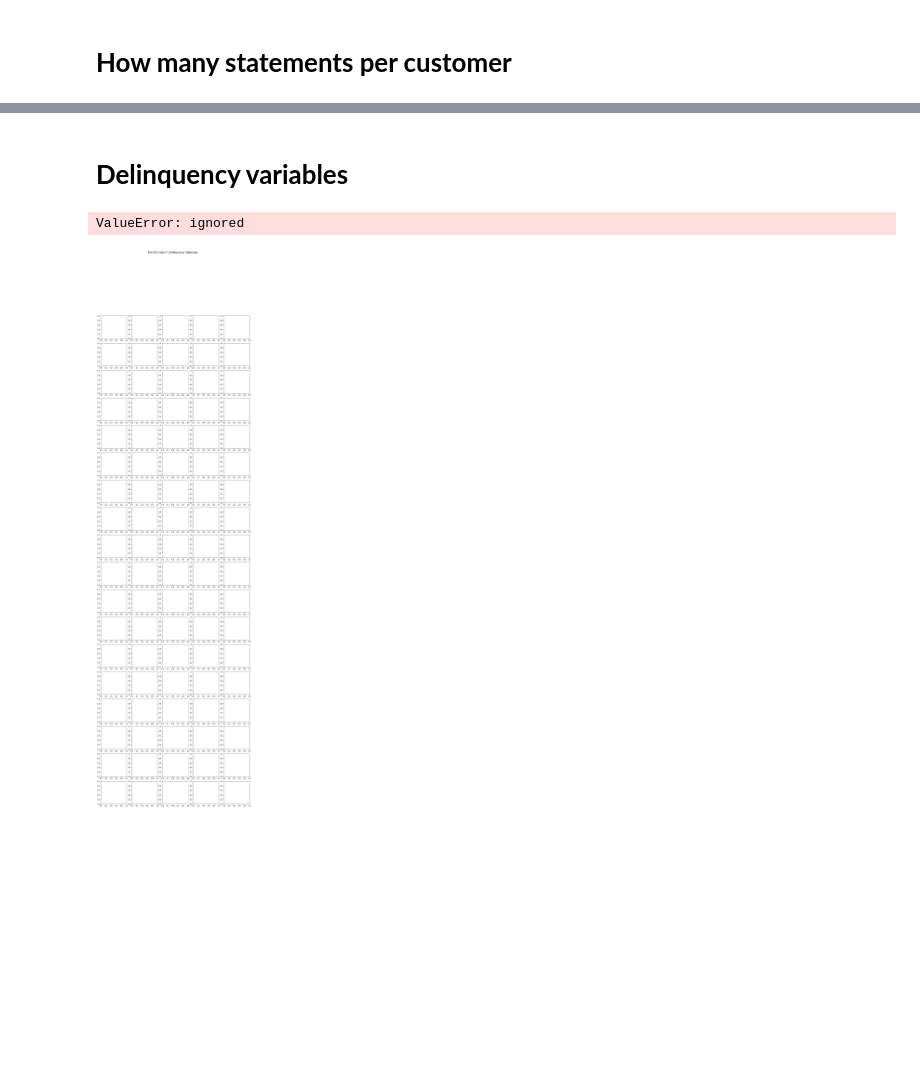
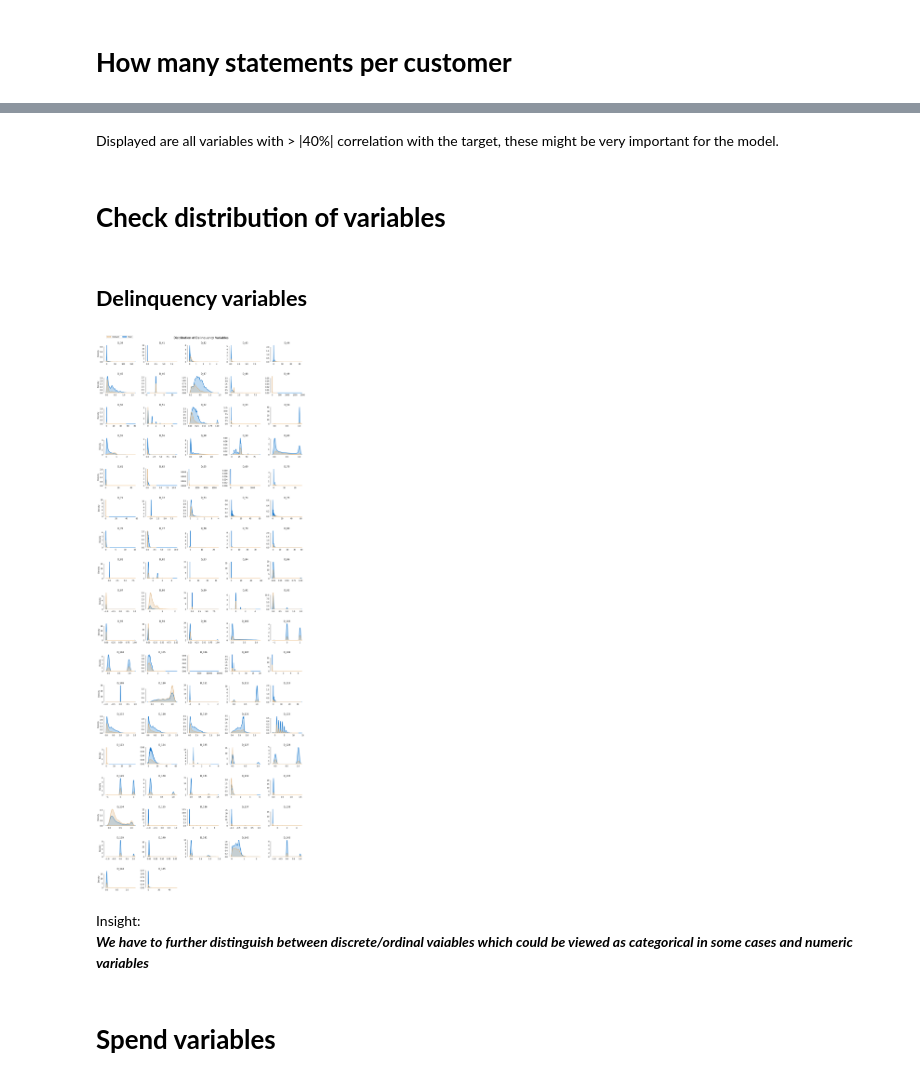
Before and after one commit to pyagoubi/Credit-Default-Prediction, a Jupyter notebook: Amex_EDA.ipynb, the cells around one changed output, grey strips where cells are left out. Cells and saved outputs as stored; diff of their text form; code cells hidden in the pictures; blank space fills up the shorter version.

```diff
--- a/Amex_EDA.ipynb
+++ b/Amex_EDA.ipynb
@@ -77,0 +83,12 @@ memory usage: 2.5 GB
+# %%
+#merging train with target and reducing size of customer_ID column
+train['customer_ID'] = train['customer_ID'].str[-16:].apply(int, base =16)
+target['customer_ID'] = target['customer_ID'].str[-16:].apply(int, base =16)
+train = train.merge(target, on ='customer_ID')
+# %%
+#categorizing features
+D_cols = list(train.loc[:,train.columns.str.startswith('D')].columns)
+R_cols = list(train.loc[:,train.columns.str.startswith('R')].columns)
+S_cols = list(train.loc[:,train.columns.str.startswith('S')].columns)
+P_cols = list(train.loc[:,train.columns.str.startswith('P')].columns)
+B_cols = list(train.loc[:,train.columns.str.startswith('B')].columns)
@@ -167,0 +183,2 @@ Most customers have 13 statements.
+# %%
+train_agg = train.groupby('customer_ID').tail(1).set_index('customer_ID')
@@ -167,0 +189,3 @@ Most customers have 13 statements.
+# %%
+sns.set(rc = {'figure.figsize':(10,10)})
+sns.heatmap(corr[(corr['correlation with target'] > 0.4) |(corr['correlation with target'] < -0.4) ], xticklabels=corr.columns, annot=True, cmap="YlGnBu")
@@ -168,29 +195,34 @@ Most customers have 13 statements.
+# %% [markdown]
+Displayed are all variables with > |40%| correlation with the target, these might be very important for the model.
+# %% [markdown]
+# <b>Check distribution of variables </b>
 # %% [markdown]
-# <b>Delinquency variables</b>
+## <b>Delinquency variables</b>
 # %%
-cat_cols=['Balance 30', 'Balance 38', 'Delinquency 63', 'Delinquency 64', 'Delinquency 66', 'Delinquency 68',
-          'Delinquency 114', 'Delinquency 116', 'Delinquency 117', 'Delinquency 120', 'Delinquency 126', 'Target']
-pal, color=['#016CC9','#DEB078'], ['#8DBAE2','#EDD3B3']
-cols=[col for col in train.columns if (col.startswith(('D','T'))) & (col not in cat_cols[:-1])]
-plot_df=train[cols]
+D_cols_num = [col for col in D_cols if col not in cat_cols]
+plot_df=train_agg[D_cols_num+['target']]
 fig, ax = plt.subplots(18,5, figsize=(16,54))
 fig.suptitle('Distribution of Delinquency Variables',fontsize=16)
 row=0
 col=[0,1,2,3,4]*18
 for i, column in enumerate(plot_df.columns[:-1]):
     if (i!=0)&(i%5==0):
         row+=1
-    sns.kdeplot(x=column, hue='Target', palette=pal[::-1], hue_order=[1,0],
+    sns.kdeplot(x=column, hue='target', palette=pal[::-1], hue_order=[1,0],
                 label=['Default','Paid'], data=plot_df,
                 fill=True, linewidth=2, legend=False, ax=ax[row,col[i]])
     ax[row,col[i]].tick_params(left=False,bottom=False)
     ax[row,col[i]].set(title='\n\n{}'.format(column), xlabel='', ylabel=('Density' if i%5==0 else ''))
 for i in range(2,5):
     ax[17,i].set_visible(False)
 handles, _ = ax[0,0].get_legend_handles_labels()
 fig.legend(labels=['Default','Paid'], handles=reversed(handles), ncol=2, bbox_to_anchor=(0.18, 0.983))
 sns.despine(bottom=True, trim=True)
 plt.tight_layout(rect=[0, 0.2, 1, 0.99])
 # %% [output]
-ValueError: ignored
-[figure, old version]
+[figure, new version]
+# %% [markdown]
+Insight:
+***We have to further distinguish between discrete/ordinal vaiables which could be viewed as categorical in some cases and numeric variables***
+# %% [markdown]
+# <b>Spend variables</b>
```
Also changed, not shown: parts of 47 cells of this notebook.
